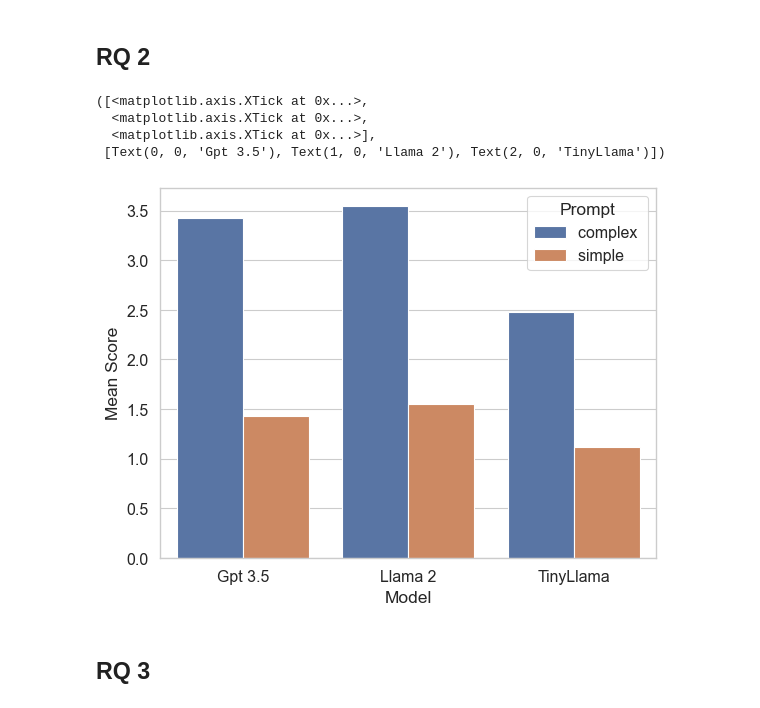
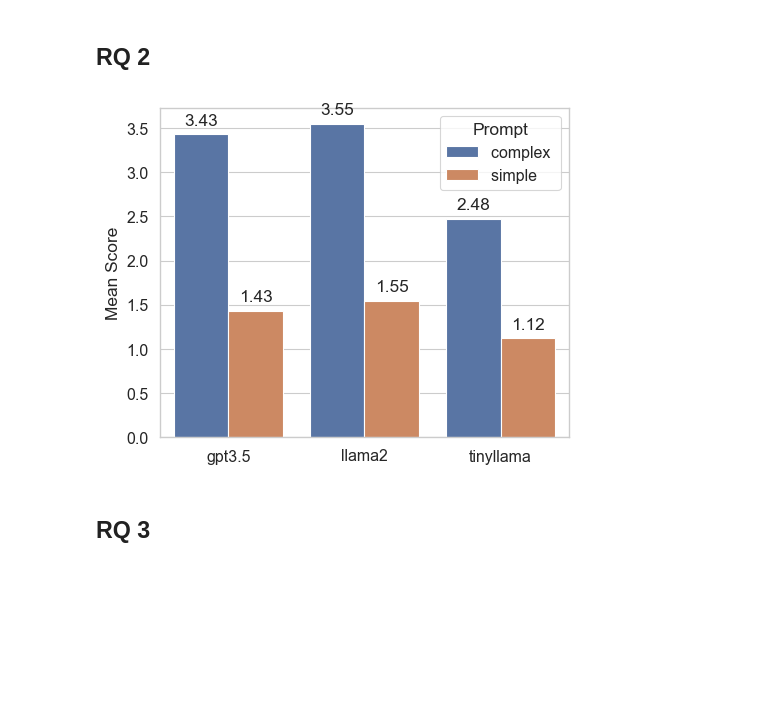
Before and after one commit to giordanoDaloisio/XQuantum, a Jupyter notebook: analysis.ipynb, the cells around one changed output. Drawn from its saved outputs; the diff is of its cells as text; code cells hidden in the pictures; blank space fills up the shorter version.

```diff
--- a/analysis.ipynb
+++ b/analysis.ipynb
@@ -18,7 +18,21 @@ res_t["Score"] = res_t[["Score1", "Score2"]].mean(axis=1)
 rq1 = res_t.pivot_table(
     index="Run", columns=["Model"], values=["Score"], aggfunc="mean"
 )
-sns.barplot(data=rq1.agg("mean").reset_index(), x="Model", y=0, hue='Model')
+fig, ax = plt.subplots(figsize=(5,4))
+ax = sns.barplot(data=rq1.agg("mean").reset_index(), x="Model", y=0, hue='Model')
 plt.ylabel("Mean Score")
-plt.xticks([0, 1, 2], ["Gpt 3.5", "Llama 2", "TinyLlama"])
+plt.xlabel("")
+plt.xticks([0, 1, 2], ["gpt3.5", "llama2", "tinyllama"])
+for p in ax.patches:
+    if not p.get_height() == 0.0:
+        ax.annotate(
+            f"{p.get_height():.2f}",
+            (p.get_x() + p.get_width() / 2, p.get_height()),
+            ha="center",
+            va="center",
+            xytext=(0, 10),
+            textcoords="offset points",
+        )
+plt.tight_layout()
+plt.savefig("figures/rq1.pdf")
 # %% [output]
@@ -32,16 +42,28 @@ plt.xticks([0, 1, 2], ["Gpt 3.5", "Llama 2", "TinyLlama"])
 # %%
 rq2 = res_t.pivot_table(
     index="Run", columns=["Model", "Prompt"], values=["Score"], aggfunc="mean"
 )
-sns.barplot(data=rq2.agg("mean").reset_index(), x="Model", y=0, hue="Prompt")
+fig, ax = plt.subplots(figsize=(5,4))
+ax = sns.barplot(data=rq2.agg("mean").reset_index(), x="Model", y=0, hue="Prompt")
+# show values on top of bars
+for p in ax.patches:
+    if not p.get_height()==0.0:
+        ax.annotate(
+            f"{p.get_height():.2f}",
+            (p.get_x() + p.get_width() / 2, p.get_height()),
+            ha="center",
+            va="center",
+            xytext=(0, 10),
+            textcoords="offset points",
+        )
+sns.move_legend(ax, "upper right", frameon=True)
 plt.ylabel("Mean Score")
-plt.xticks([0, 1, 2], ["Gpt 3.5", "Llama 2", "TinyLlama"])
+plt.xlabel("")
+plt.xticks([0, 1, 2], ["gpt3.5", "llama2", "tinyllama"])
+plt.tight_layout()
+plt.savefig("figures/rq2.pdf")
 # %% [output]
-([<matplotlib.axis.XTick at 0x...>,
-  <matplotlib.axis.XTick at 0x...>,
-  <matplotlib.axis.XTick at 0x...>],
- [Text(0, 0, 'Gpt 3.5'), Text(1, 0, 'Llama 2'), Text(2, 0, 'TinyLlama')])
-[figure, old version]
+[figure, new version]
 # %% [markdown]
 ## RQ 3
 # %%
```
Also changed, not shown: parts of 3 cells of this notebook.
